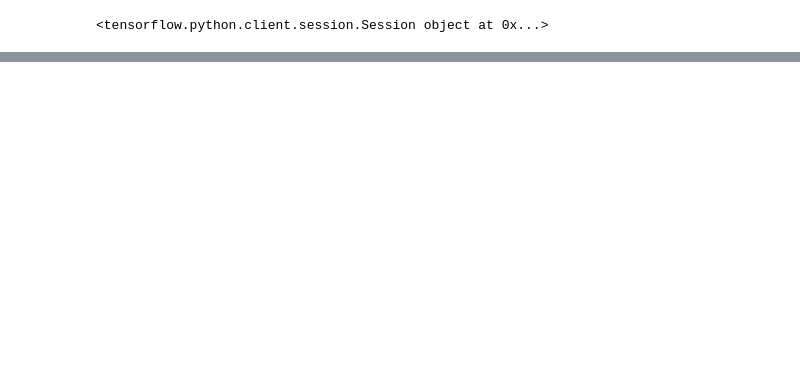
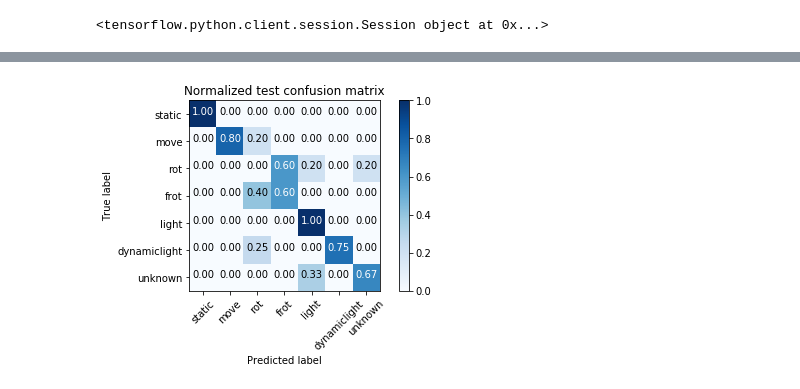
Before and after one commit to Chanokthorn/asdcnnclassification, a Jupyter notebook: hungry-cnn.ipynb, the cells around one changed output, grey strips where cells are left out. Cells and saved outputs as stored; diff of their text form; code cells hidden in the pictures; blank space fills up the shorter version.

```diff
--- a/hungry-cnn.ipynb
+++ b/hungry-cnn.ipynb
@@ -336,0 +406,2 @@ def assignData(data,labels):
+# %%
+train_kfolds(dataset, labels, 5)
@@ -362,10 +453,10 @@ from keras import optimizers
 def gen_model():
 
     model = Sequential()
-    model.add(Convolution3D(20,(4,5,5),strides=1,input_shape = x_train.shape[1:],activation='relu'))
+    model.add(Convolution3D(20,(4,5,5),strides=1,data_format='channels_last',input_shape = (11,48,64,5),activation='relu'))
 #     model.add(Dropout(0.5))
     model.add(MaxPooling3D(pool_size=(2,2,2), padding='VALID'))
-    model.add(Convolution3D(50,(3,5,5),strides=1,activation='relu'))
+    model.add(Convolution3D(50,(3,5,5),strides=1,data_format='channels_last',activation='relu'))
 # # #     model.add(Dropout(0.5))
     model.add(MaxPooling3D(pool_size=(2,2,2), padding='VALID'))
 # #     model.add(Convolution3D(70,(2,5,5),strides=1,activation='relu'))
@@ -460,0 +556,74 @@ ValueError: Error when checking input: expected conv3d_72_input to have 5 dimens
+# %%
+preds_test = []
+ground_test = []
+preds_train = []
+ground_train = []
+
+for i in range (x_test.shape[0]):
+    datum = x_test[i].reshape(1,11,48,64,5)
+    ground_test.append(np.argmax(y_test[i,:]))
+    preds_test.append(np.argmax(model.predict(datum)[0]))
+for i in range (x_train.shape[0]):
+    datum = x_train[i].reshape(1,11,48,64,5)
+    ground_train.append(np.argmax(y_train[i,:]))
+    preds_train.append(np.argmax(model.predict(datum)[0]))
+# %%
+import itertools
+from sklearn.model_selection import train_test_split
+from sklearn.metrics import confusion_matrix
+cnf_matrix_test = confusion_matrix(ground_test, preds_test)
+cnf_matrix_train = confusion_matrix(ground_train, preds_train)
+np.set_printoptions(precision=2)
+def plot_confusion_matrix(cm, classes,
+                          normalize=False,
+                          title='Confusion matrix',
+                          cmap=plt.cm.Blues):
+    """
+    This function prints and plots the confusion matrix.
+    Normalization can be applied by setting `normalize=True`.
+    """
+    if normalize:
+        cm = cm.astype('float') / cm.sum(axis=1)[:, np.newaxis]
+        print("Normalized confusion matrix")
+    else:
+        print('Confusion matrix, without normalization')
+
+    print(cm)
+
+    plt.imshow(cm, interpolation='nearest', cmap=cmap)
+    plt.title(title)
+    plt.colorbar()
+    tick_marks = np.arange(len(classes))
+    plt.xticks(tick_marks, classes, rotation=45)
+    plt.yticks(tick_marks, classes)
+
+    fmt = '.2f' if normalize else 'd'
+    thresh = cm.max() / 2.
+    for i, j in itertools.product(range(cm.shape[0]), range(cm.shape[1])):
+        plt.text(j, i, format(cm[i, j], fmt),
+                 horizontalalignment="center",
+                 color="white" if cm[i, j] > thresh else "black")
+
+    plt.tight_layout()
+    plt.ylabel('True label')
+    plt.xlabel('Predicted label')
+
+# Compute confusion matrix
+np.set_printoptions(precision=2)
+
+# # Plot non-normalized confusion matrix
+# plt.figure()
+# plot_confusion_matrix(cnf_matrix, classes=definition,
+#                       title='Confusion matrix, without normalization')
+
+# Plot normalized confusion matrix
+plt.figure()
+plot_confusion_matrix(cnf_matrix_test, classes=definition, normalize=True,
+                      title='Normalized test confusion matrix')
+
+plt.figure()
+plot_confusion_matrix(cnf_matrix_train, classes=definition, normalize=True,
+                      title='Normalized train confusion matrix')
+
+plt.show()
+# %% [output]
@@ -460,0 +646 @@ ValueError: Error when checking input: expected conv3d_72_input to have 5 dimens
+[figure, added]
```
Also changed, not shown: parts of 12 cells of this notebook.
